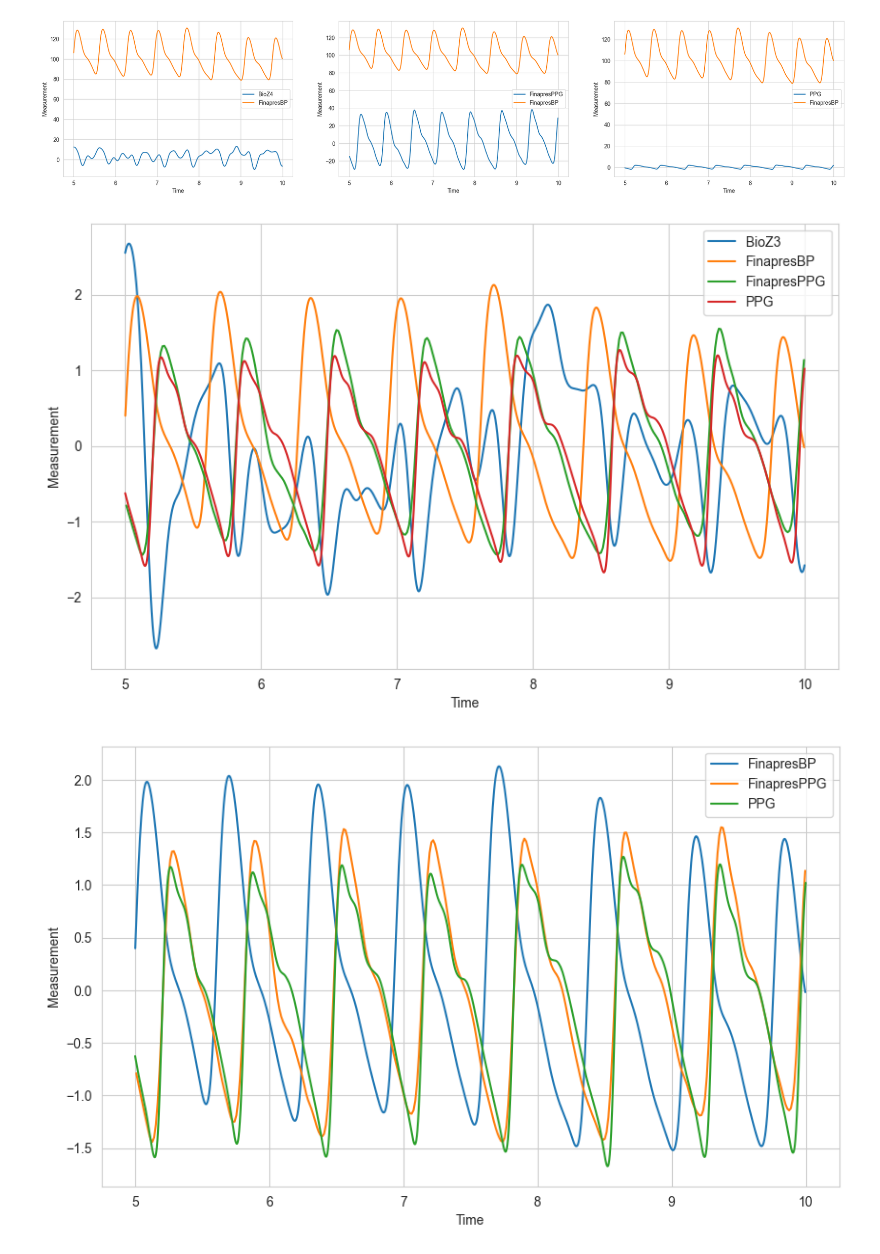
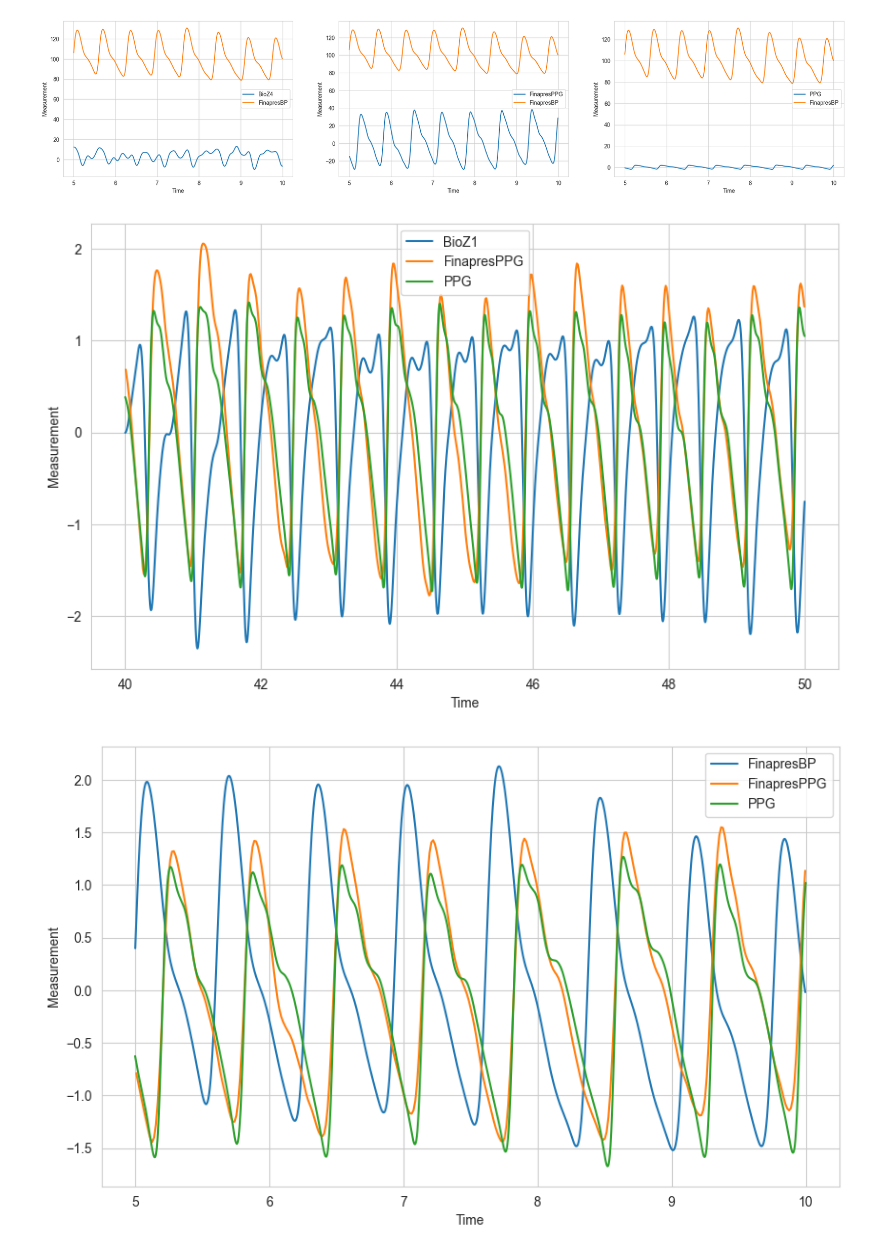
Before and after one commit to Spuced/https-gitlab.compuca4015_predicting_blood_pressure_based_on_bioimpedence, a Jupyter notebook: code/1st_Attempt_Blood_Pressure_Prediction.ipynb, the cells around one changed output. Saved outputs shown, nothing was run; the diff lists cells and outputs as text; code cells hidden in the pictures.

```diff
--- a/code/1st_Attempt_Blood_Pressure_Prediction.ipynb
+++ b/code/1st_Attempt_Blood_Pressure_Prediction.ipynb
@@ -248,25 +248,25 @@ df[['BioZ1', 'BioZ2', 'BioZ3', 'BioZ4', 'FinapresBP', 'FinapresPPG', 'PPG']] = s
 # %%
 # Define the columns to plot
 columns_to_plot = ['BioZ1', 'BioZ2', 'BioZ3', 'BioZ4', 'FinapresBP', 'FinapresPPG', 'PPG']
-columns_to_plot = ['BioZ3', 'FinapresBP', 'FinapresPPG', 'PPG']
+columns_to_plot = ['BioZ1', 'FinapresPPG', 'PPG']
 
 trial1_df = df[df['Trial'] == 1]
 
 # Filter the DataFrame by time
-plot_df = trial1_df[(trial1_df['time'] >= 5) & (trial1_df['time'] <= 10)]
+plot_df = trial1_df[(trial1_df['time'] >= 40) & (trial1_df['time'] <= 50)]
 
 # Create the plot
 plt.figure(figsize=(10, 6))
 
 for column in columns_to_plot:
     sns.lineplot(data=plot_df, x='time', y=column, label=column)
 
 plt.xlabel('Time')
 plt.ylabel('Measurement')
 plt.legend()
 plt.show()
 # %% [output]
-[figure, old version]
+[figure, new version]
 # %%
 # Define the columns to plot
 columns_to_plot = ['FinapresBP', 'FinapresPPG', 'PPG']
```
Also changed, not shown: parts of 1 cell of this notebook, 3 other files.
